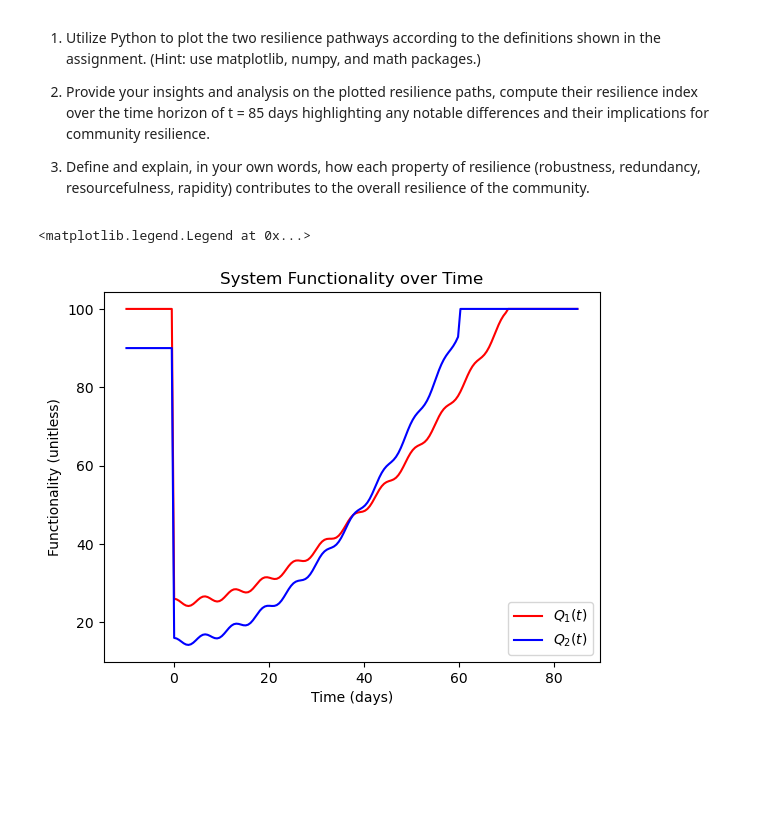
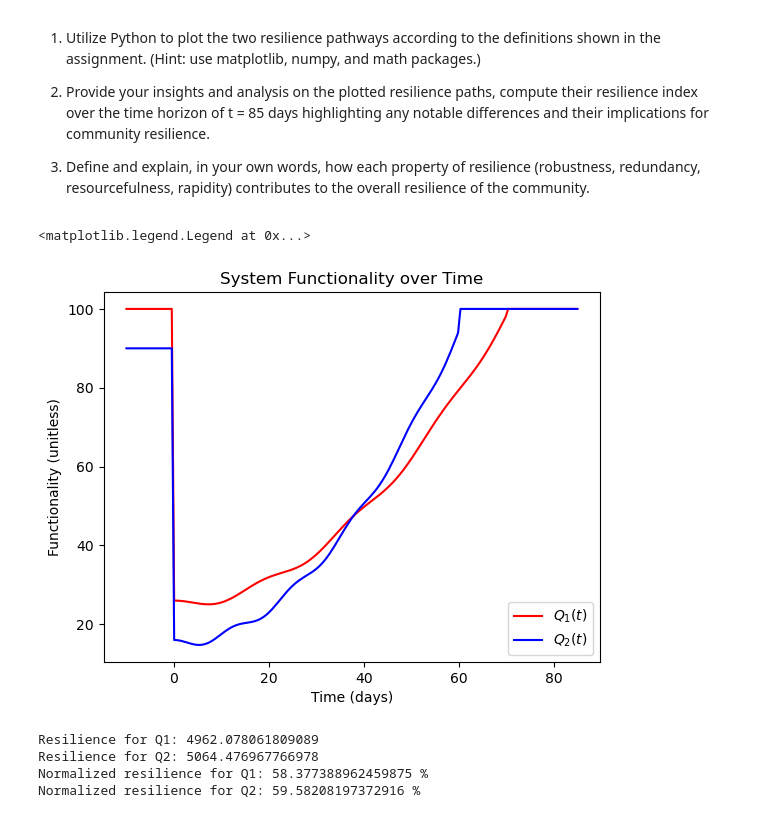
Before and after one commit to julia-ehlers/AREN-8940-infra-comm-resilience, a Jupyter notebook: homework-1.ipynb, the cells around one changed output. Cells and saved outputs as stored; diff of their text form; code cells hidden in the pictures; blank space fills up the shorter version.

```diff
--- a/homework-1.ipynb
+++ b/homework-1.ipynb
@@ -16,30 +16,30 @@ import matplotlib.pyplot as plt
 # %%
 # Assign variables for relevant times.
 t_0 = 0
 t_r_1 = 70
 t_r_2 = 60
 x = np.linspace(-10, 85, 190)
 
 # Create functions for both piecewise functions provided.
 y_1 = np.piecewise(x,
     [x < t_0, x == t_0, (x > t_0) & (x < t_r_1), x >= t_r_1],
-    [lambda x: 100, lambda x: 25, lambda x: 25 + 0.015*(x**2) + np.cos(x), lambda x: 100]
+    [lambda x: 100, lambda x: 25, lambda x: 25 + 0.015*(x**2) + np.cos(x/3), lambda x: 100]
 )
 
 y_2 = np.piecewise(x,
     [x < t_0, x == t_0, (x > t_0) & (x < t_r_2), x >= t_r_2],
-    [lambda x: 90, lambda x: 15, lambda x: 15 + 0.022*(x**2) + np.cos(x), lambda x: 100]
+    [lambda x: 90, lambda x: 15, lambda x: 15 + 0.022*(x**2) + np.cos(x/2), lambda x: 100]
 )
 
 # Plot functions defined above.
 plt.plot(x, y_1, color = 'r', label = '$Q_1(t)$')
 plt.plot(x, y_2, color = 'b', label = '$Q_2(t)$')
 
 # Additional plot features.
 plt.xlabel("Time (days)")
 plt.ylabel("Functionality (unitless)")
 plt.title("System Functionality over Time")
 plt.legend()
 # %% [output]
 <matplotlib.legend.Legend at 0x...>
-[figure, old version]
+[figure, new version]
@@ -47,0 +46,43 @@ plt.legend()
+# %%
+import scipy.integrate as integrate
+
+# Create alternate functions for both given piecewise functions.
+def functionality_y_1(x):
+    if x < t_0:
+        return 100
+    elif x == t_0:
+        return 25
+    elif t_0 < x < t_r_1:
+        return 25 + 0.015 * (x**2) + np.cos(x/3)
+    else:
+        return 100
+
+def functionality_y_2(x):
+    if x < t_0:
+        return 90
+    elif x == t_0:
+        return 15
+    elif t_0 < x < t_r_1:
+        return 15 + 0.022 * (x**2) + np.cos(x/2)
+    else:
+        return 100
+
+# Calculate the resilience of both equations.
+R_1, _ = integrate.quad(functionality_y_1, 0, 85)
+R_2, _ = integrate.quad(functionality_y_2, 0, 85)
+
+# Print values for R for both functions.
+print("Resilience for Q1:", R_1)
+print("Resilience for Q2:", R_2)
+
+# Find normalized values of resilience.
+R_n_1 = R_1 / 85
+R_n_2 = R_2 / 85
+
+print("Normalized resilience for Q1:", R_n_1, "%")
+print("Normalized resilience for Q2:", R_n_2, "%")
+# %% [output]
+Resilience for Q1: 4962.078061809089
+Resilience for Q2: 5064.476967766978
+Normalized resilience for Q1: 58.377388962459875 %
+Normalized resilience for Q2: 59.58208197372916 %
```
Also changed, not shown: parts of 1 cell of this notebook.
